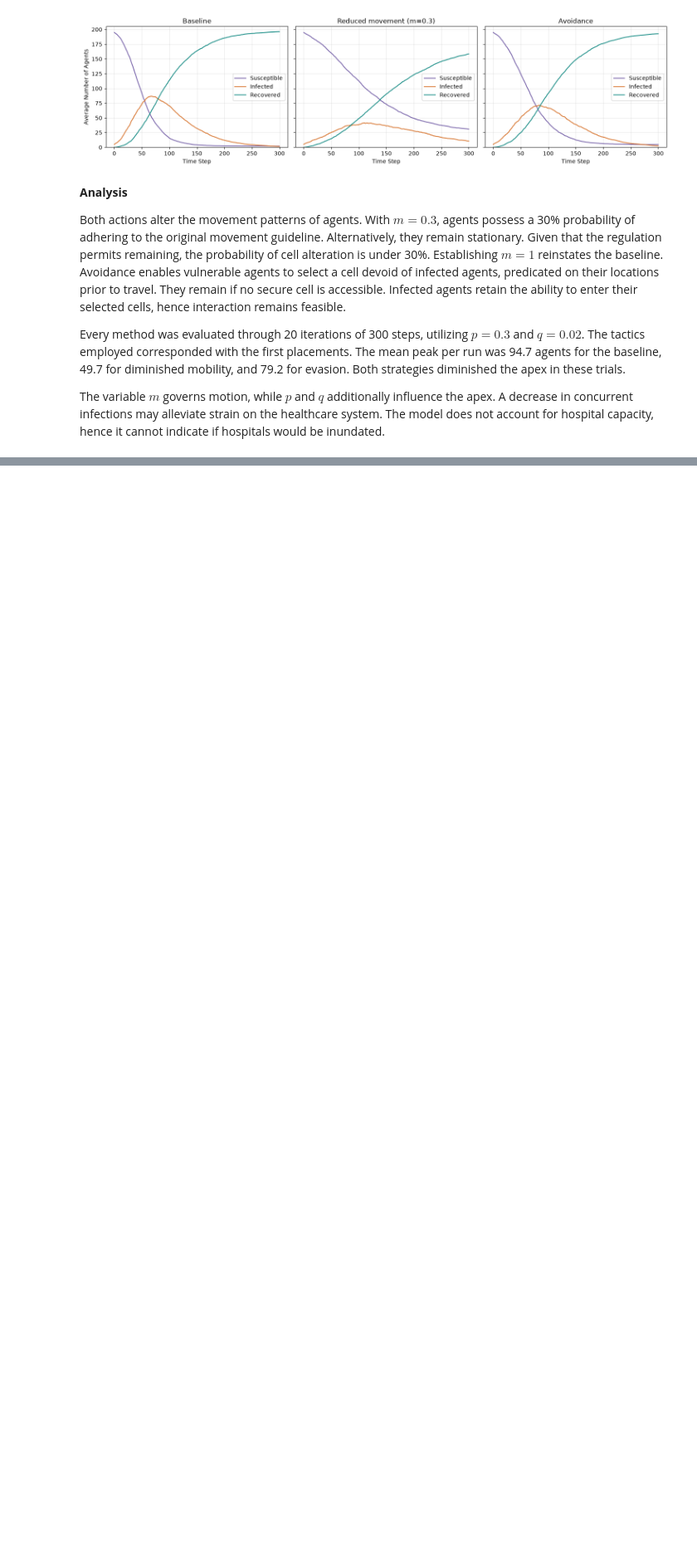
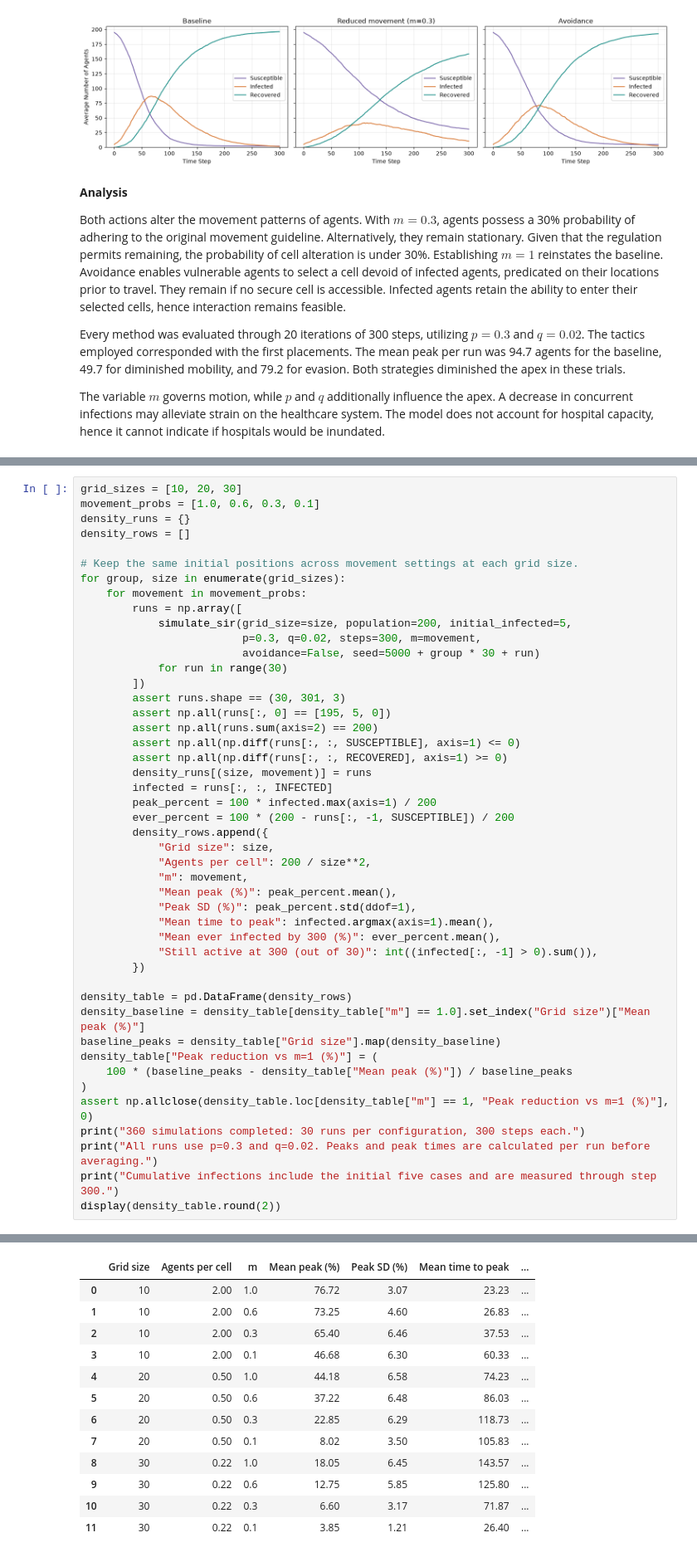
Before and after one commit to zxc12a8/BMI500-HW7-Agent-Based-Modeling, a Jupyter notebook: q2.ipynb, the cells around one changed output, grey strips where cells are left out. Shown at 83% size. Saved outputs shown, nothing was run; the diff lists cells and outputs as text; blank space fills up the shorter version.

```diff
--- a/q2.ipynb
+++ b/q2.ipynb
@@ -370,0 +551,47 @@ The variable $m$ governs motion, while $p$ and $q$ additionally influence the ap
+# %%
+grid_sizes = [10, 20, 30]
+movement_probs = [1.0, 0.6, 0.3, 0.1]
+density_runs = {}
+density_rows = []
+
+# Keep the same initial positions across movement settings at each grid size.
+for group, size in enumerate(grid_sizes):
+    for movement in movement_probs:
+        runs = np.array([
+            simulate_sir(grid_size=size, population=200, initial_infected=5,
+                         p=0.3, q=0.02, steps=300, m=movement,
+                         avoidance=False, seed=5000 + group * 30 + run)
+            for run in range(30)
+        ])
+        assert runs.shape == (30, 301, 3)
+        assert np.all(runs[:, 0] == [195, 5, 0])
+        assert np.all(runs.sum(axis=2) == 200)
+        assert np.all(np.diff(runs[:, :, SUSCEPTIBLE], axis=1) <= 0)
+        assert np.all(np.diff(runs[:, :, RECOVERED], axis=1) >= 0)
+        density_runs[(size, movement)] = runs
+        infected = runs[:, :, INFECTED]
+        peak_percent = 100 * infected.max(axis=1) / 200
+        ever_percent = 100 * (200 - runs[:, -1, SUSCEPTIBLE]) / 200
+        density_rows.append({
+            "Grid size": size,
+            "Agents per cell": 200 / size**2,
+            "m": movement,
+            "Mean peak (%)": peak_percent.mean(),
+            "Peak SD (%)": peak_percent.std(ddof=1),
+            "Mean time to peak": infected.argmax(axis=1).mean(),
+            "Mean ever infected by 300 (%)": ever_percent.mean(),
+            "Still active at 300 (out of 30)": int((infected[:, -1] > 0).sum()),
+        })
+
+density_table = pd.DataFrame(density_rows)
+density_baseline = density_table[density_table["m"] == 1.0].set_index("Grid size")["Mean peak (%)"]
+baseline_peaks = density_table["Grid size"].map(density_baseline)
+density_table["Peak reduction vs m=1 (%)"] = (
+    100 * (baseline_peaks - density_table["Mean peak (%)"]) / baseline_peaks
+)
+assert np.allclose(density_table.loc[density_table["m"] == 1, "Peak reduction vs m=1 (%)"], 0)
+print("360 simulations completed: 30 runs per configuration, 300 steps each.")
+print("All runs use p=0.3 and q=0.02. Peaks and peak times are calculated per run before averaging.")
+print("Cumulative infections include the initial five cases and are measured through step 300.")
+display(density_table.round(2))
+# %% [output]
@@ -370,0 +601,13 @@ The variable $m$ governs motion, while $p$ and $q$ additionally influence the ap
+|  | Grid size | Agents per cell | m | Mean peak (%) | Peak SD (%) | Mean time to peak | ... |
+| 0 | 10 | 2.00 | 1.0 | 76.72 | 3.07 | 23.23 | ... |
+| 1 | 10 | 2.00 | 0.6 | 73.25 | 4.60 | 26.83 | ... |
+| 2 | 10 | 2.00 | 0.3 | 65.40 | 6.46 | 37.53 | ... |
+| 3 | 10 | 2.00 | 0.1 | 46.68 | 6.30 | 60.33 | ... |
+| 4 | 20 | 0.50 | 1.0 | 44.18 | 6.58 | 74.23 | ... |
+| 5 | 20 | 0.50 | 0.6 | 37.22 | 6.48 | 86.03 | ... |
+| 6 | 20 | 0.50 | 0.3 | 22.85 | 6.29 | 118.73 | ... |
+| 7 | 20 | 0.50 | 0.1 | 8.02 | 3.50 | 105.83 | ... |
+| 8 | 30 | 0.22 | 1.0 | 18.05 | 6.45 | 143.57 | ... |
+| 9 | 30 | 0.22 | 0.6 | 12.75 | 5.85 | 125.80 | ... |
+| 10 | 30 | 0.22 | 0.3 | 6.60 | 3.17 | 71.87 | ... |
+| 11 | 30 | 0.22 | 0.1 | 3.85 | 1.21 | 26.40 | ... |
```
Also changed, not shown: parts of 17 cells of this notebook, 8 other files.
